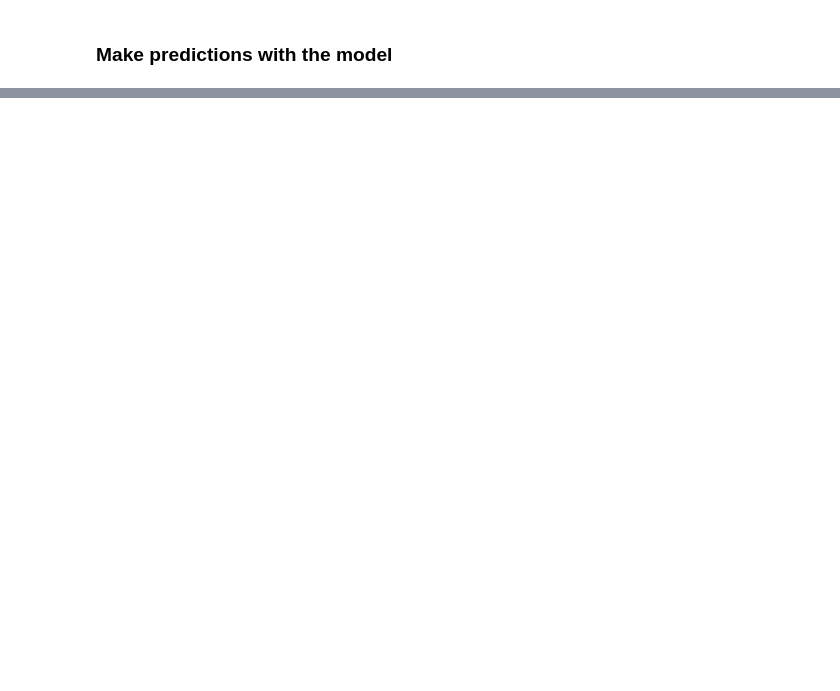
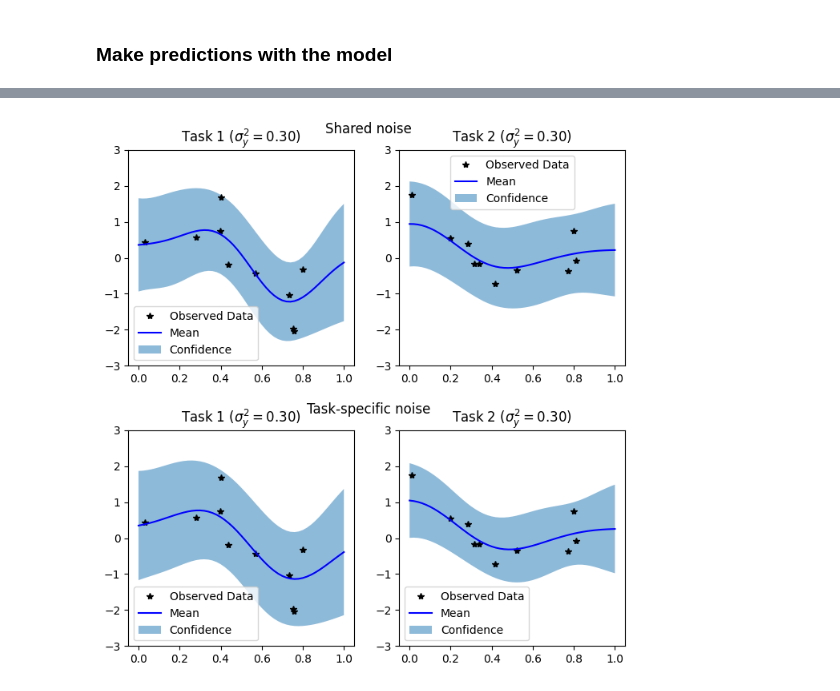
Before and after one commit to lanzithinking/QePyTorch, a Jupyter notebook: examples/03_Multitask_Exact_QEPs/Hadamard_Multitask_QEP_Regression.ipynb, the cells around one changed output, grey strips where cells are left out. Saved outputs shown, nothing was run; the diff lists cells and outputs as text; code cells hidden in the pictures; blank space fills up the shorter version.

```diff
--- a/examples/03_Multitask_Exact_QEPs/Hadamard_Multitask_QEP_Regression.ipynb
+++ b/examples/03_Multitask_Exact_QEPs/Hadamard_Multitask_QEP_Regression.ipynb
@@ -178,0 +214,17 @@ ax_plot(y2_ax, train_y2, train_x2, observed_pred_y2, 'Observed Values (Likelihoo
+# %%
+with torch.no_grad(), qpytorch.settings.fast_pred_var():
+    observed_pred_y1_hd = likelihood_hd(model_hd(test_x, test_i_task1), [test_i_task1])
+    observed_pred_y2_hd = likelihood_hd(model_hd(test_x, test_i_task2), [test_i_task2])
+
+train_y1 = train_f1 + TASK_NOISES[0] * train_noise1
+train_y2 = train_f2 + TASK_NOISES[1] * train_noise2
+
+fig = plt.figure(figsize=(8, 7))
+subfigs = fig.subfigures(2, 1)
+subfigs[0].suptitle('Shared noise')
+subfigs[1].suptitle('Task-specific noise')
+
+for row, (subfig, pred_y1, pred_y2) in enumerate(zip(subfigs, (observed_pred_y1, observed_pred_y1_hd), (observed_pred_y2, observed_pred_y2_hd))):
+    y1_ax, y2_ax = subfig.subplots(1, 2)
+    ax_plot(y1_ax, train_y1, train_x1, pred_y1, fr'Task 1 ($\sigma_y^2 = {TASK_NOISES[0]**2:.2f}$)', rescale=True)
+    ax_plot(y2_ax, train_y2, train_x2, pred_y2, fr'Task 2 ($\sigma_y^2 = {TASK_NOISES[1]**2:.2f}$)', rescale=True)
@@ -178,0 +243,39 @@ ax_plot(y2_ax, train_y2, train_x2, observed_pred_y2, 'Observed Values (Likelihoo
+# %%
+fig = plt.figure(figsize=(8, 7))
+subfigs = fig.subfigures(2, 1)
+subfigs[0].suptitle('Shared noise')
+subfigs[1].suptitle('Task-specific noise')
+
+# Reduce the size of the training set to show the effect of independent noises
+# in low data settings
+N_train = 10
+TASK_NOISE = TASK_NOISES[0]
+full_train_x = torch.cat([train_x1[:N_train], train_x2[:N_train]])
+full_train_i = torch.cat([train_i_task1[:N_train], train_i_task2[:N_train]])
+full_train_f = torch.cat([train_f1[:N_train], train_f2[:N_train]])
+full_train_noise = torch.cat([TASK_NOISE * train_noise1[:N_train], TASK_NOISE * train_noise2[:N_train]])
+full_train_y = full_train_f + full_train_noise
+
+likelihoods = (qpytorch.likelihoods.QExponentialLikelihood, qpytorch.likelihoods.HadamardQExponentialLikelihood)
+for row, (subfig, likelihood_cls) in enumerate(zip(subfigs, likelihoods)):
+    model, likelihood = train_model(
+        ((full_train_x, full_train_i), full_train_y),
+        likelihood_cls
+    )
+
+    with torch.no_grad(), qpytorch.settings.fast_pred_var():
+        observed_pred_y1 = likelihood(model(test_x, test_i_task1), [test_i_task1])
+        observed_pred_y2 = likelihood(model(test_x, test_i_task2), [test_i_task2])
+
+    y1_ax, y2_ax = subfig.subplots(1, 2)
+    train_x1_sub = train_x1[:N_train]
+    train_x2_sub = train_x2[:N_train]
+    train_y1_sub = train_f1[:N_train] + TASK_NOISE * train_noise1[:N_train]
+    train_y2_sub = train_f2[:N_train] + TASK_NOISE * train_noise2[:N_train]
+    ax_plot(y1_ax, train_y1_sub, train_x1_sub, observed_pred_y1, fr'Task 1 ($\sigma_y^2 = {TASK_NOISE**2:.2f}$)')
+    ax_plot(y2_ax, train_y2_sub, train_x2_sub, observed_pred_y2, fr'Task 2 ($\sigma_y^2 = {TASK_NOISE**2:.2f}$)')
+
+    # Print the standard deviation, sigma_y which should be
+    # close to TASK_NOISE
+    print(f"{likelihood.noise=}")
+# %% [output]
@@ -178,0 +292 @@ ax_plot(y2_ax, train_y2, train_x2, observed_pred_y2, 'Observed Values (Likelihoo
+[figure, added]
```
Also changed, not shown: parts of 12 cells of this notebook, 9 other files.
